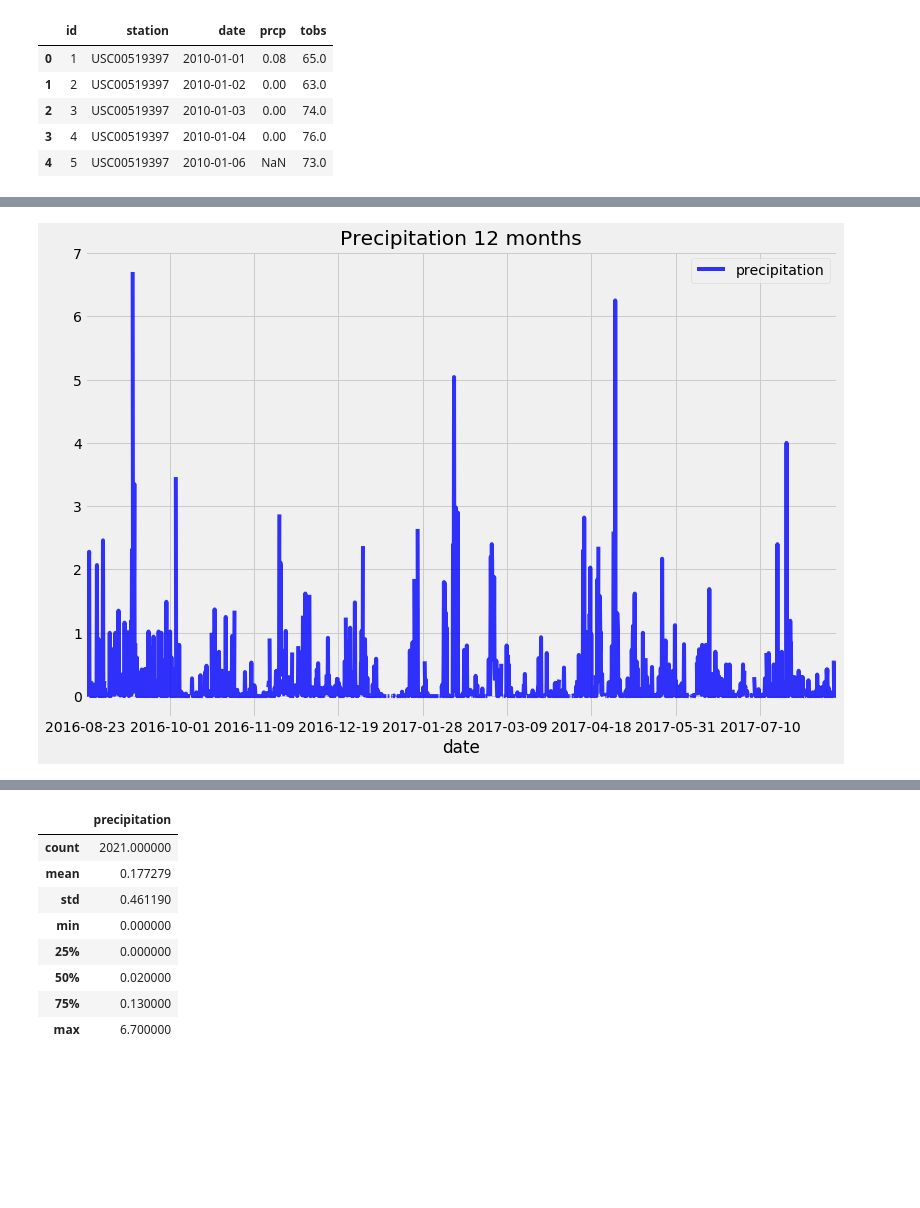
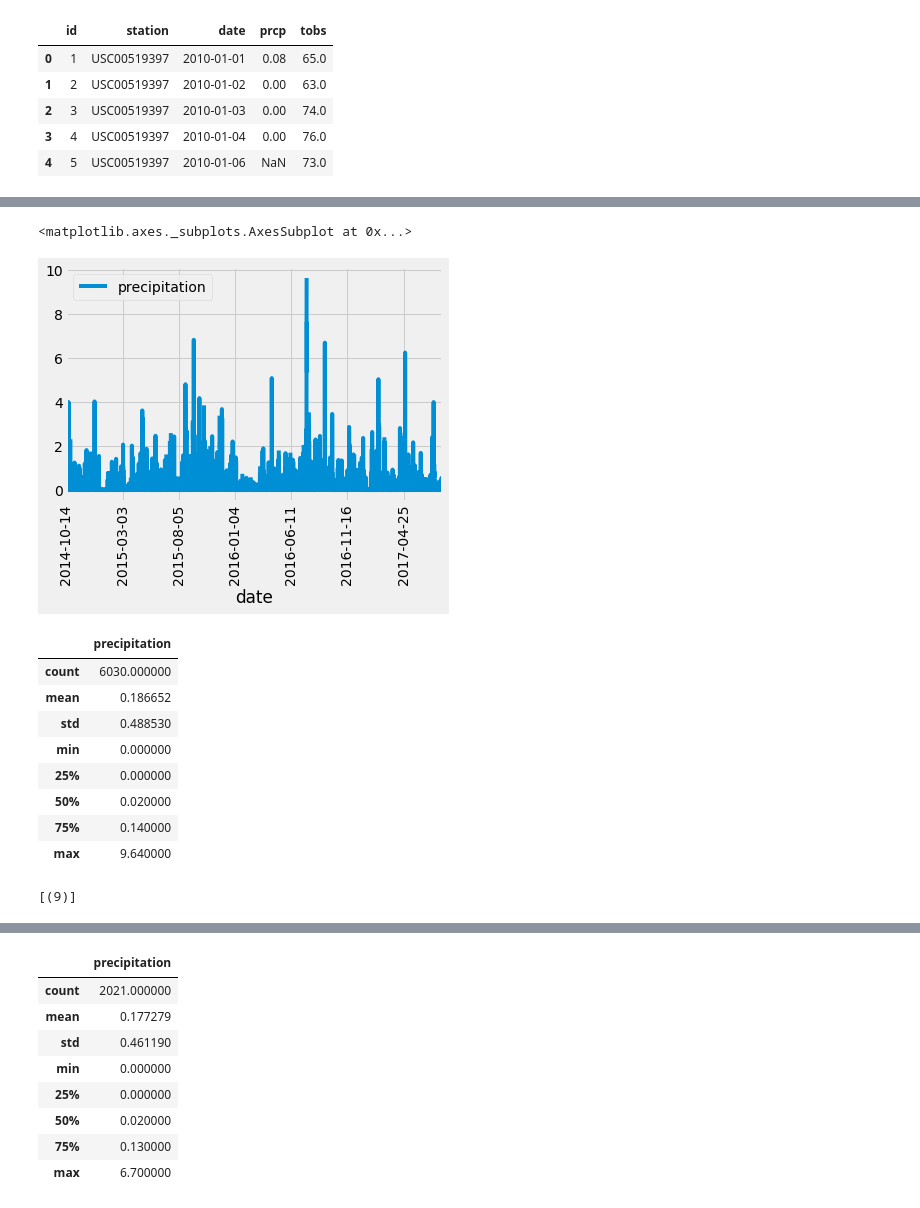
Before and after one commit to meowbray/sqlalchemy-challenge, a Jupyter notebook: climate_starter.ipynb, the cells around one changed output, grey strips where cells are left out. Drawn from its saved outputs; the diff is of its cells as text; code cells hidden in the pictures; blank space fills up the shorter version.

```diff
--- a/climate_starter.ipynb
+++ b/climate_starter.ipynb
@@ -67,0 +60,2 @@ for record in data:
+# %%
+year_ago = dt.date(2015, 10, 14) - dt.timedelta(days=365)
@@ -91,12 +107,23 @@ NameError: name 'anual_rain' is not defined
 # %%
+# Design a query to retrieve the last 12 months of precipitation data and plot the results.
+#Starting from the last data point in the database.
+
+# Calculate the date one year from the last date in data set.
 
 
-# Calculate the date 1 year ago from the last data point in the database
-year = dt.datetime.strptime(annual_rain, "%Y-%m-%d") - dt.timedelta(days=366)
 # Perform a query to retrieve the data and precipitation scores
-query = session.query(Measurement.date, Measurement.prcp).filter(Measurement.date >= last_year).all()
+results = session.query(Measurement.date, Measurement.prcp).filter(Measurement.date >= year_ago).all()
+
 # Save the query results as a Pandas DataFrame and set the index to the date column
-rain_df = pd.DataFrame(query,columns=['date', 'precipitation'])
+df = pd.DataFrame(results, columns=['date', 'precipitation'])
+df.set_index(df['date'], inplace=True)
+
 # Sort the dataframe by date
-precipitation_df.set_index('date', inplace=True)
+# df = df.sort_values("date")
+df = df.sort_index()
+
 # Use Pandas Plotting with Matplotlib to plot the data
+df.plot(rot=90)
+# %% [output]
+<matplotlib.axes._subplots.AxesSubplot at 0x...>
+[figure, added]
@@ -105,10 +130,20 @@ rain_df = precipitation_df.sort_values(by='date',ascending=True)
-# %%
-# Use Pandas Plotting with Matplotlib to plot the data
-rain_df.plot(title="Precipitation 12 months", color='blue', alpha=0.8, figsize=(12,8))
-plt.legend(loc='upper right', prop={'size': 14})
-plt.show()
-# %% [output]
-[figure, removed]
+# %%
+df.describe()
+# %% [output]
+|  | precipitation |
+| count | 6030.000000 |
+| mean | 0.186652 |
+| std | 0.488530 |
+| min | 0.000000 |
+| 25% | 0.000000 |
+| 50% | 0.020000 |
+| 75% | 0.140000 |
+| max | 9.640000 |
+# %%
+# How many stations are available in this dataset?
+session.query(func.count(Station.station)).all()
+# %% [output]
+[(9)]
 # %% [markdown]
 ![precipitation](Images/precipitation.png)
 # %%
```
Also changed, not shown: parts of 14 cells of this notebook, 2 other files.
